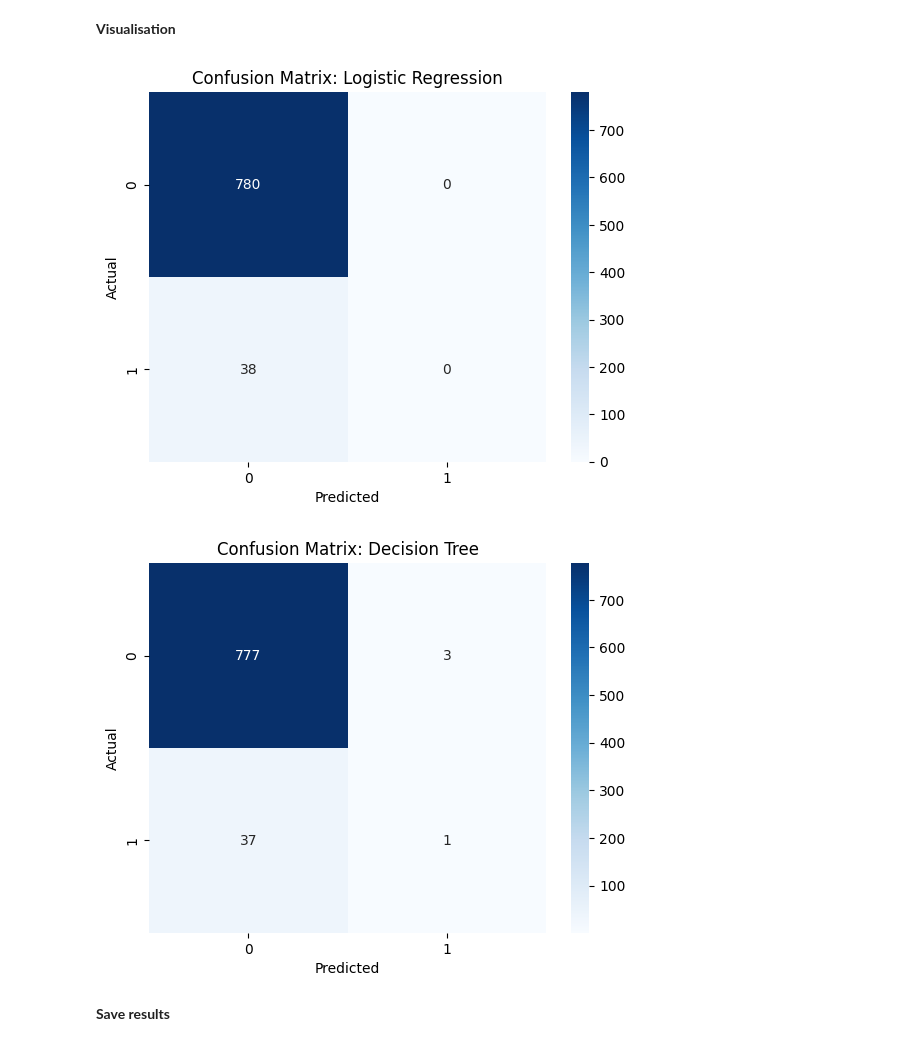
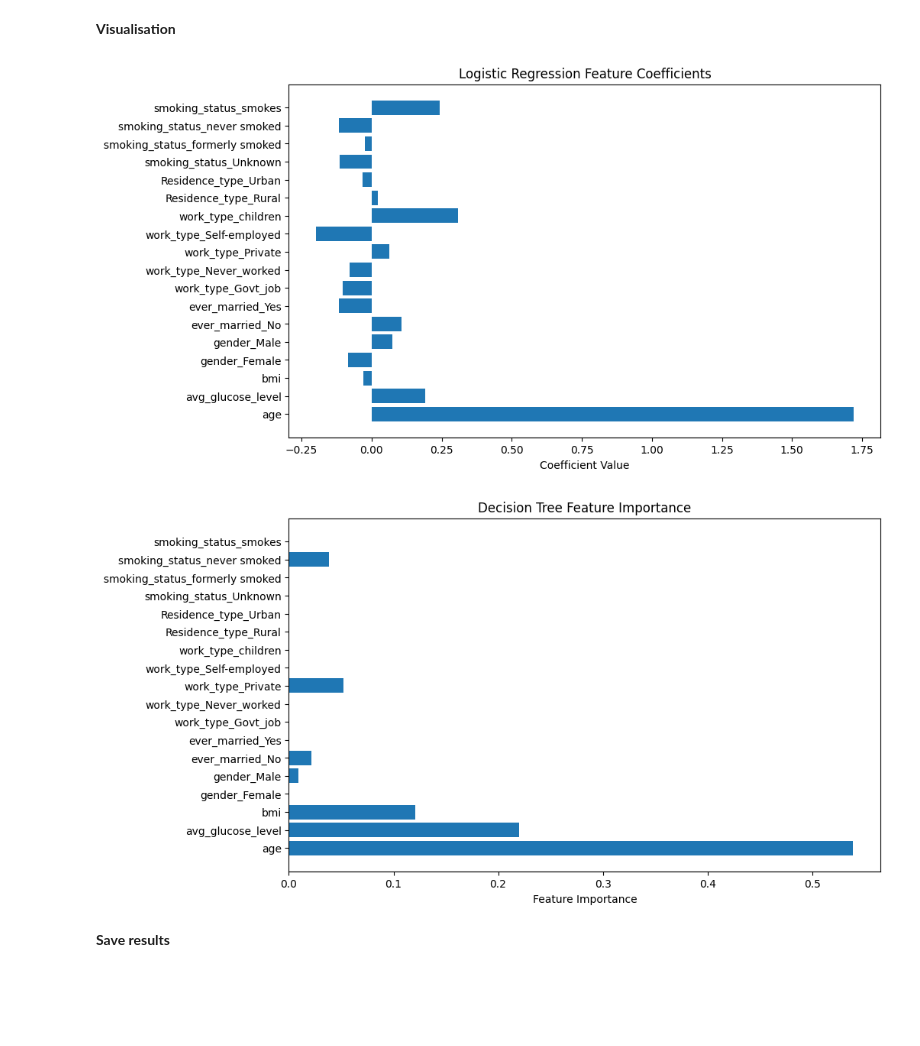
Before and after one commit to zen-0wl/XAl-on-healthcare-diagnostics, a Jupyter notebook: version_3.0/non-xai/baseline_model.ipynb, the cells around one changed output. Saved outputs shown, nothing was run; the diff lists cells and outputs as text; code cells hidden in the pictures; blank space fills up the shorter version.

```diff
--- a/version_3.0/non-xai/baseline_model.ipynb
+++ b/version_3.0/non-xai/baseline_model.ipynb
@@ -75,25 +75,23 @@ Accuracy: 0.9511002444987775
 ROC AUC Score: 0.7122807017543861
 # %% [markdown]
 <font color="bluegrey" size=+1.0><b>Visualisation</b></font>
-# %%
-# Confusion Matrix for Logistic Regression
-conf_matrix_log = confusion_matrix(y_test, y_pred_log)
-sns.heatmap(conf_matrix_log, annot=True, fmt="d", cmap="Blues")
-plt.title("Confusion Matrix: Logistic Regression")
-plt.xlabel("Predicted")
-plt.ylabel("Actual")
-plt.show()
-
-# Confusion Matrix for Decision Tree
-conf_matrix_dt = confusion_matrix(y_test, y_pred_dt)
-sns.heatmap(conf_matrix_dt, annot=True, fmt="d", cmap="Blues")
-plt.title("Confusion Matrix: Decision Tree")
-plt.xlabel("Predicted")
-plt.ylabel("Actual")
-plt.show()
-# %% [output]
-[figure, removed]
-[figure, removed]
+# %%
+# Coefficients for Logistic regression
+plt.figure(figsize=(10, 6))
+plt.barh(X_train.columns, log_reg.coef_[0])
+plt.xlabel("Coefficient Value")
+plt.title("Logistic Regression Feature Coefficients")
+plt.show()
+
+# Feature Importance for Decision Tree
+plt.figure(figsize=(10, 6))
+plt.barh(X_train.columns, dt_model.feature_importances_)
+plt.xlabel("Feature Importance")
+plt.title("Decision Tree Feature Importance")
+plt.show()
+# %% [output]
+[figure, added]
+[figure, added]
 # %% [markdown]
 <font color="bluegrey" size=+1.0><b>Save results</b></font>
 # %%
```
Also changed, not shown: parts of 2 cells of this notebook, 12 other files.
